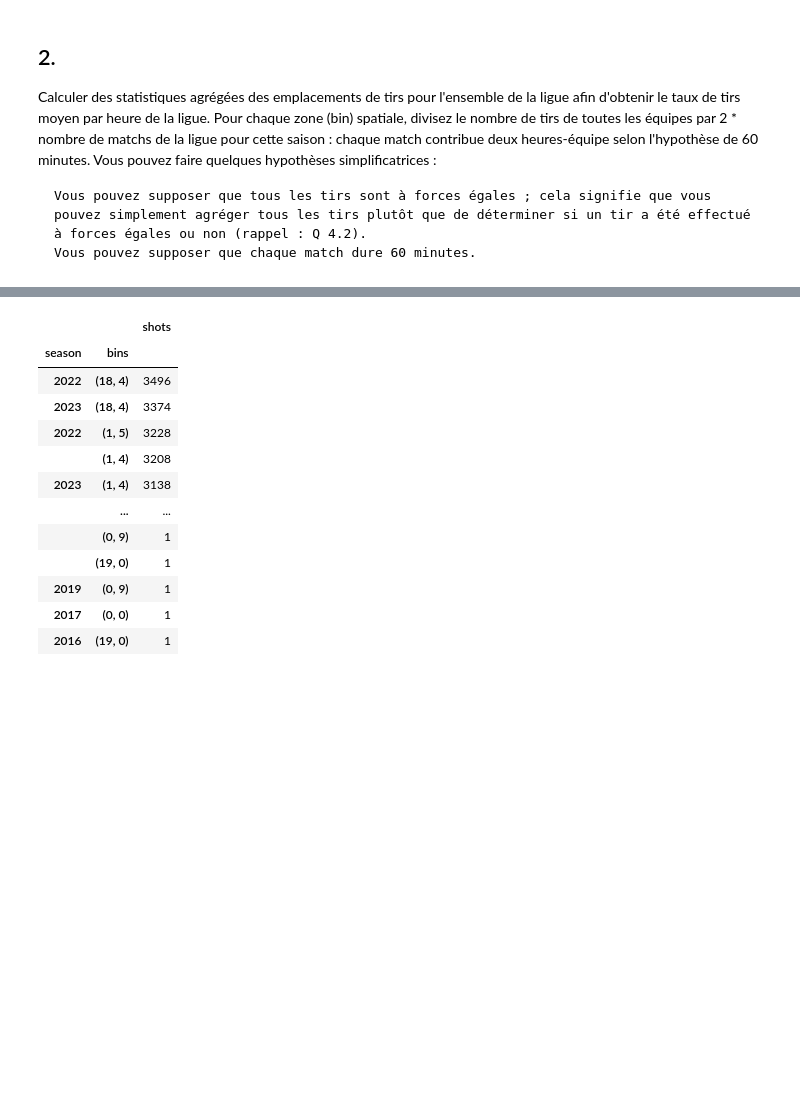
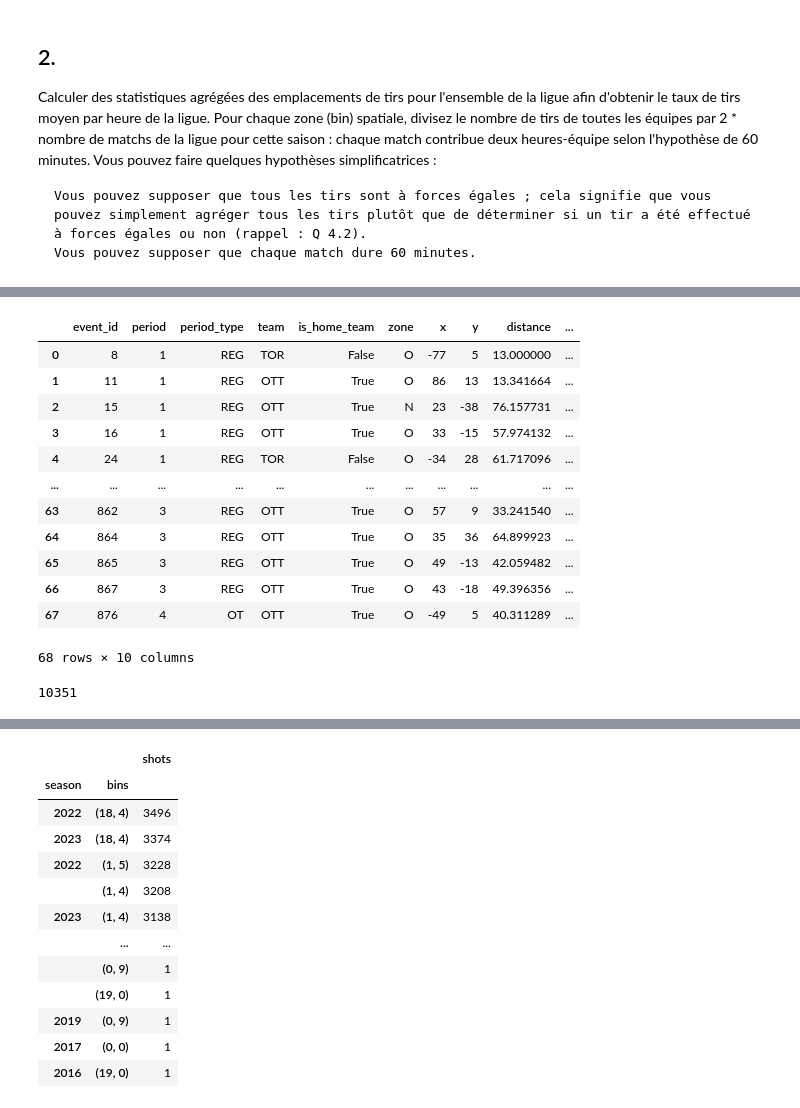
Before and after one commit to ammou35/LNH-data-science, a Jupyter notebook: data_science_project/notebooks/05_processing_data.ipynb, the cells around one changed output, grey strips where cells are left out. Drawn from its saved outputs; the diff is of its cells as text; code cells hidden in the pictures; blank space fills up the shorter version.

```diff
--- a/data_science_project/notebooks/05_advanced_visualizations.ipynb
+++ b/data_science_project/notebooks/05_processing_data.ipynb
@@ -376,3 +530,24 @@ combined_shots_with_coordinates['ybin'] = combined_shots_with_coordinates['y'] *
+# %%
+# Tests
+(combined_shots_with_coordinates.query('game_id == 2016020001'))[distances_features].assign(is_starting_attacking_right=lambda df: df['period'].mod(2).eq(1) ^ (df['x'].lt(0)))
+# %% [output]
+|  | event_id | period | period_type | team | is_home_team | zone | x | y | distance | ... |
+| 0 | 8 | 1 | REG | TOR | False | O | -77 | 5 | 13.000000 | ... |
+| 1 | 11 | 1 | REG | OTT | True | O | 86 | 13 | 13.341664 | ... |
+| 2 | 15 | 1 | REG | OTT | True | N | 23 | -38 | 76.157731 | ... |
+| 3 | 16 | 1 | REG | OTT | True | O | 33 | -15 | 57.974132 | ... |
+| 4 | 24 | 1 | REG | TOR | False | O | -34 | 28 | 61.717096 | ... |
+| ... | ... | ... | ... | ... | ... | ... | ... | ... | ... | ... |
+| 63 | 862 | 3 | REG | OTT | True | O | 57 | 9 | 33.241540 | ... |
+| 64 | 864 | 3 | REG | OTT | True | O | 35 | 36 | 64.899923 | ... |
+| 65 | 865 | 3 | REG | OTT | True | O | 49 | -13 | 42.059482 | ... |
+| 66 | 867 | 3 | REG | OTT | True | O | 43 | -18 | 49.396356 | ... |
+| 67 | 876 | 4 | OT | OTT | True | O | -49 | 5 | 40.311289 | ... |
+68 rows × 10 columns
+# %%
+combined_shots_with_coordinates['game_id'].nunique()
+# %% [output]
+10351
 # %%
 combined_shots_with_coordinates[distances_features + ['game_id', 'xbin', 'ybin']]
 # %% [output]
```
Also changed, not shown: parts of 26 cells of this notebook.
